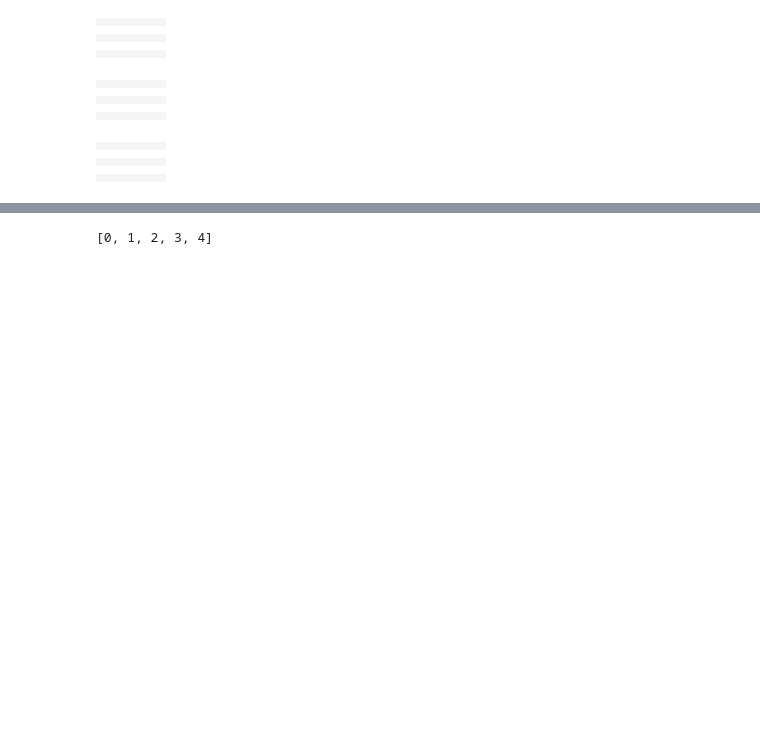
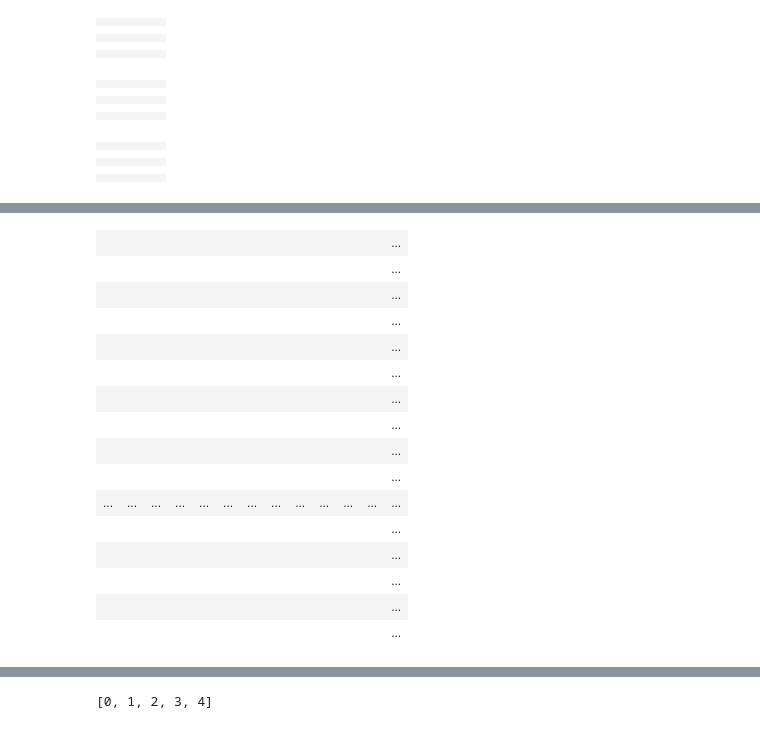
Before and after one commit to import-graf/PythonVisualJupyterTutorial, a Jupyter notebook: Playing with Blocks.ipynb, the cells around one changed output, grey strips where cells are left out. Drawn from its saved outputs; the diff is of its cells as text; code cells hidden in the pictures; blank space fills up the shorter version.

```diff
--- a/Playing with Blocks.ipynb
+++ b/Playing with Blocks.ipynb
@@ -41,3 +41,9 @@ grid
 |  |  |  |  |  |
 |  |  |  |  |  |
 |  |  |  |  |  |
+# %%
+grid = BlockGrid(5,5)
+for y in [3]:
+    for x in range(5):
+        grid[x,y] = (0,0,255)
+grid
@@ -43,0 +126,26 @@ grid
+# %%
+grid = BlockGrid(20,20)
+for x in range(10):
+    for y in range(10):
+        grid[x + 10,y] = (255,234,0)
+
+
+
+grid
+# %% [output]
+|  |  |  |  |  |  |  |  |  |  |  |  | ... |
+|  |  |  |  |  |  |  |  |  |  |  |  | ... |
+|  |  |  |  |  |  |  |  |  |  |  |  | ... |
+|  |  |  |  |  |  |  |  |  |  |  |  | ... |
+|  |  |  |  |  |  |  |  |  |  |  |  | ... |
+|  |  |  |  |  |  |  |  |  |  |  |  | ... |
+|  |  |  |  |  |  |  |  |  |  |  |  | ... |
+|  |  |  |  |  |  |  |  |  |  |  |  | ... |
+|  |  |  |  |  |  |  |  |  |  |  |  | ... |
+|  |  |  |  |  |  |  |  |  |  |  |  | ... |
+| ... | ... | ... | ... | ... | ... | ... | ... | ... | ... | ... | ... | ... |
+|  |  |  |  |  |  |  |  |  |  |  |  | ... |
+|  |  |  |  |  |  |  |  |  |  |  |  | ... |
+|  |  |  |  |  |  |  |  |  |  |  |  | ... |
+|  |  |  |  |  |  |  |  |  |  |  |  | ... |
+|  |  |  |  |  |  |  |  |  |  |  |  | ... |
```
Also changed, not shown: parts of 6 cells of this notebook.
